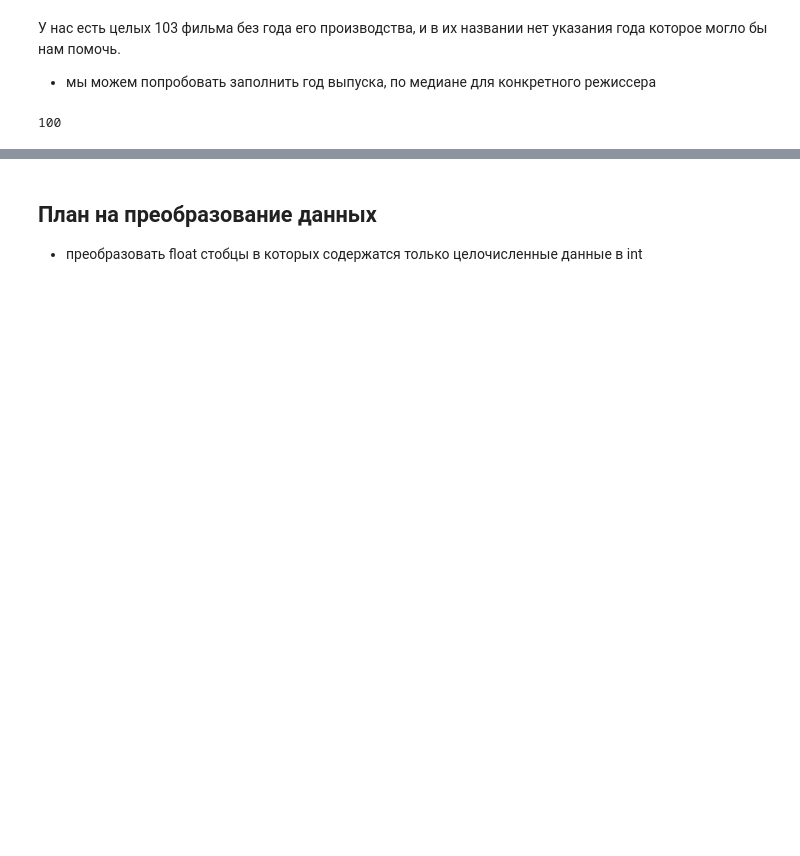
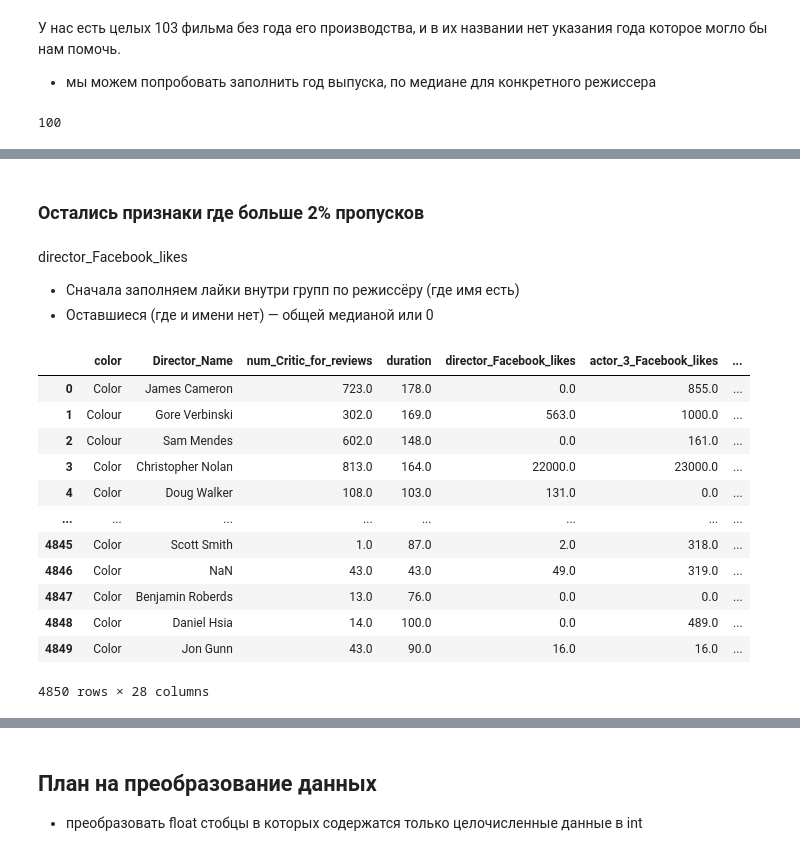
Before and after one commit to terracodum/ML_labs, a Jupyter notebook: prac2/prac2.ipynb, the cells around one changed output, grey strips where cells are left out. Saved outputs shown, nothing was run; the diff lists cells and outputs as text; code cells hidden in the pictures; blank space fills up the shorter version.

```diff
--- a/prac2/prac2.ipynb
+++ b/prac2/prac2.ipynb
@@ -192,0 +246,5 @@ data[data["title_year"].isna() & data["Director_Name"].isna()].shape[0]
+# %%
+actor_likes_cols = ['actor_3_Facebook_likes', 'actor_2_facebook_likes', 'Actor_1_Facebook_likes']
+
+for col in actor_likes_cols:
+    print(data[col].isna().sum())
@@ -192,0 +266,7 @@ data[data["title_year"].isna() & data["Director_Name"].isna()].shape[0]
+# %%
+for col in actor_likes_cols:
+    data.fillna({col :0}, inplace=True)
+for col in actor_name_cols:
+    data.fillna({col :'unknown'}, inplace=True)
+
+print(data[actor_name_cols + actor_likes_cols].isna().sum())
@@ -192,0 +309,4 @@ data[data["title_year"].isna() & data["Director_Name"].isna()].shape[0]
+# %%
+num_cols = ['num_Critic_for_reviews', 'num_user_for_reviews', 'duration', 'facenumber_in_poster']
+for col in num_cols:
+    data = data.fillna({col: data[col].median()}, inplace=True)
@@ -192,0 +326,5 @@ data[data["title_year"].isna() & data["Director_Name"].isna()].shape[0]
+# %%
+mode_columns = ["color", "language", "country"]
+
+for col in mode_columns:
+    data.fillna({col: data[col].mode()[0]}, inplace=True)
@@ -192,0 +358,27 @@ data[data["title_year"].isna() & data["Director_Name"].isna()].shape[0]
+# %% [markdown]
+### Остались признаки где больше 2% пропусков
+# %% [markdown]
+director_Facebook_likes
+- Сначала заполняем лайки внутри групп по режиссёру (где имя есть)
+- Оставшиеся (где и имени нет) — общей медианой или 0
+# %%
+
+data['director_Facebook_likes'] = data.groupby('Director_Name')['director_Facebook_likes'].transform(
+    lambda x: x.fillna(x.median())
+)
+
+data.fillna({'director_Facebook_likes': data['director_Facebook_likes'].median()}, inplace=True)
+# %% [output]
+|  | color | Director_Name | num_Critic_for_reviews | duration | director_Facebook_likes | actor_3_Facebook_likes | ... |
+| 0 | Color | James Cameron | 723.0 | 178.0 | 0.0 | 855.0 | ... |
+| 1 | Colour | Gore Verbinski | 302.0 | 169.0 | 563.0 | 1000.0 | ... |
+| 2 | Colour | Sam Mendes | 602.0 | 148.0 | 0.0 | 161.0 | ... |
+| 3 | Color | Christopher Nolan | 813.0 | 164.0 | 22000.0 | 23000.0 | ... |
+| 4 | Color | Doug Walker | 108.0 | 103.0 | 131.0 | 0.0 | ... |
+| ... | ... | ... | ... | ... | ... | ... | ... |
+| 4845 | Color | Scott Smith | 1.0 | 87.0 | 2.0 | 318.0 | ... |
+| 4846 | Color | NaN | 43.0 | 43.0 | 49.0 | 319.0 | ... |
+| 4847 | Color | Benjamin Roberds | 13.0 | 76.0 | 0.0 | 0.0 | ... |
+| 4848 | Color | Daniel Hsia | 14.0 | 100.0 | 0.0 | 489.0 | ... |
+| 4849 | Color | Jon Gunn | 43.0 | 90.0 | 16.0 | 16.0 | ... |
+4850 rows × 28 columns
```
Also changed, not shown: parts of 35 cells of this notebook, 1 other file.
